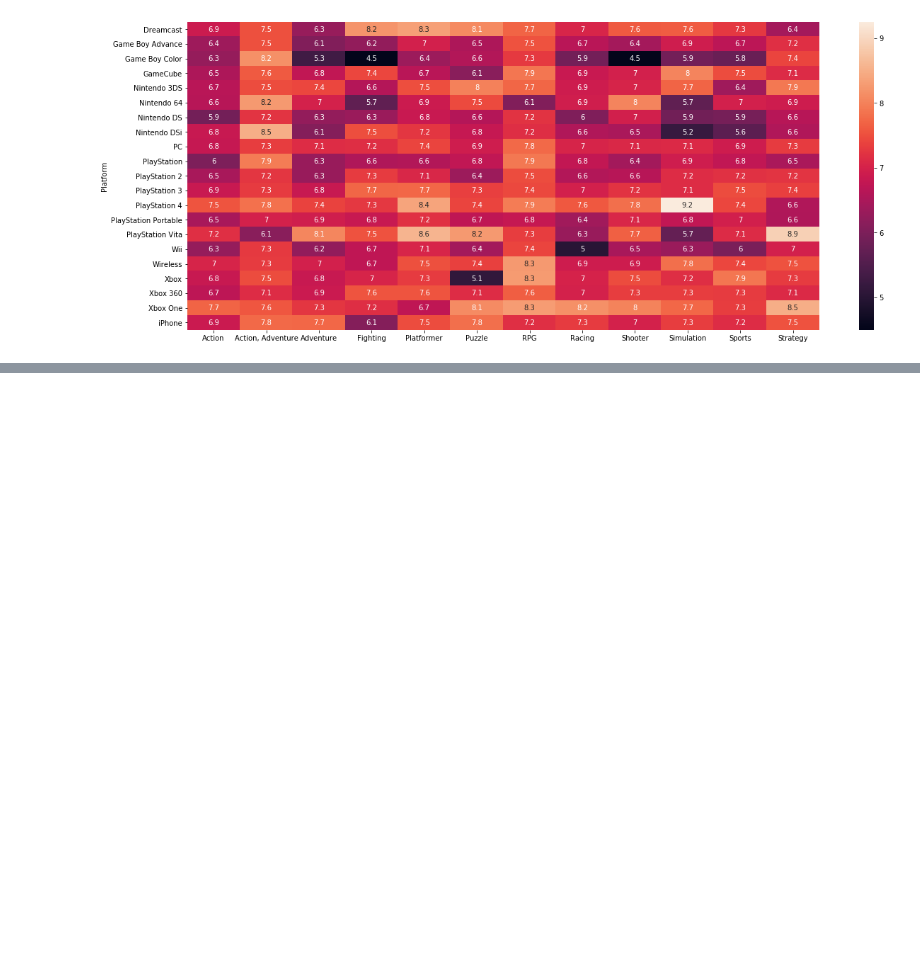
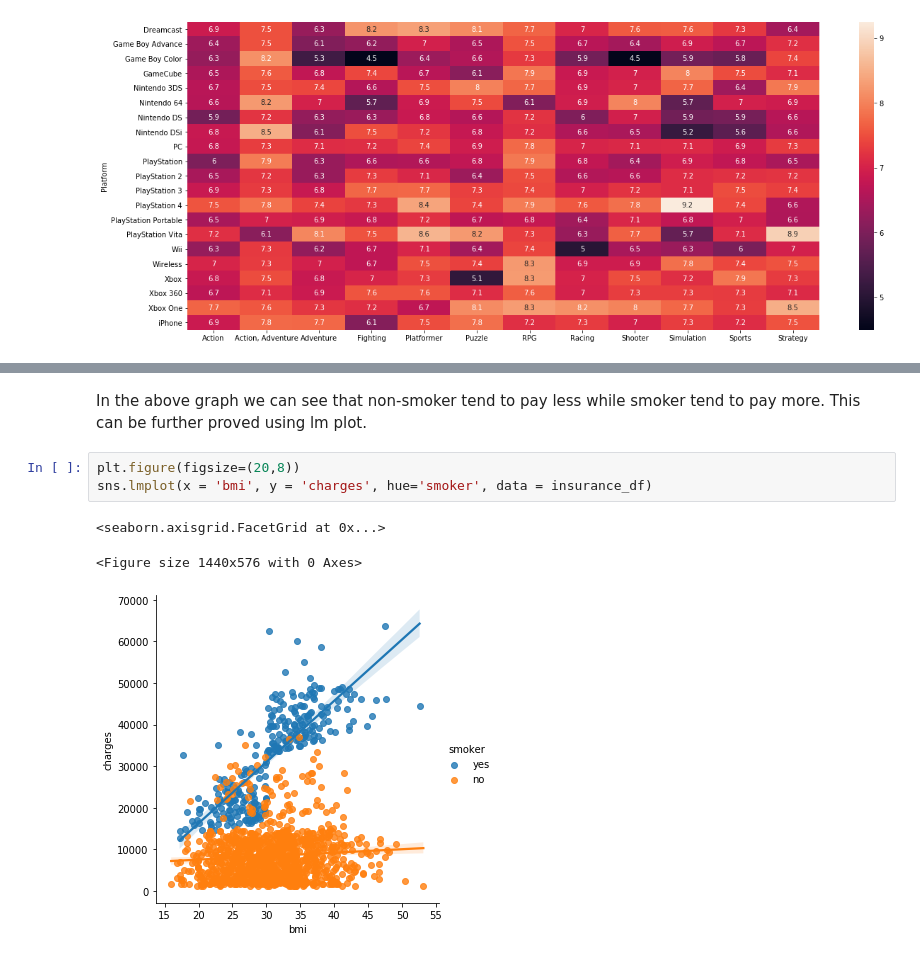
Before and after one commit to SB-Jr/tldr_plotting, a Jupyter notebook: Seaborn.ipynb, the cells around one changed output, grey strips where cells are left out. Cells and saved outputs as stored; diff of their text form; blank space fills up the shorter version.

```diff
--- a/Seaborn.ipynb
+++ b/Seaborn.ipynb
@@ -110,0 +152,9 @@ sns.heatmap(data=ign_df, annot=True)
+# %% [markdown]
+In the above graph we can see that non-smoker tend to pay less while smoker tend to pay more. This can be further proved using lm plot.
+# %%
+plt.figure(figsize=(20,8))
+sns.lmplot(x = 'bmi', y = 'charges', hue='smoker', data = insurance_df)
+# %% [output]
+<seaborn.axisgrid.FacetGrid at 0x...>
+<Figure size 1440x576 with 0 Axes>
+[figure, added]
```
Also changed, not shown: parts of 27 cells of this notebook, 1 other file.
